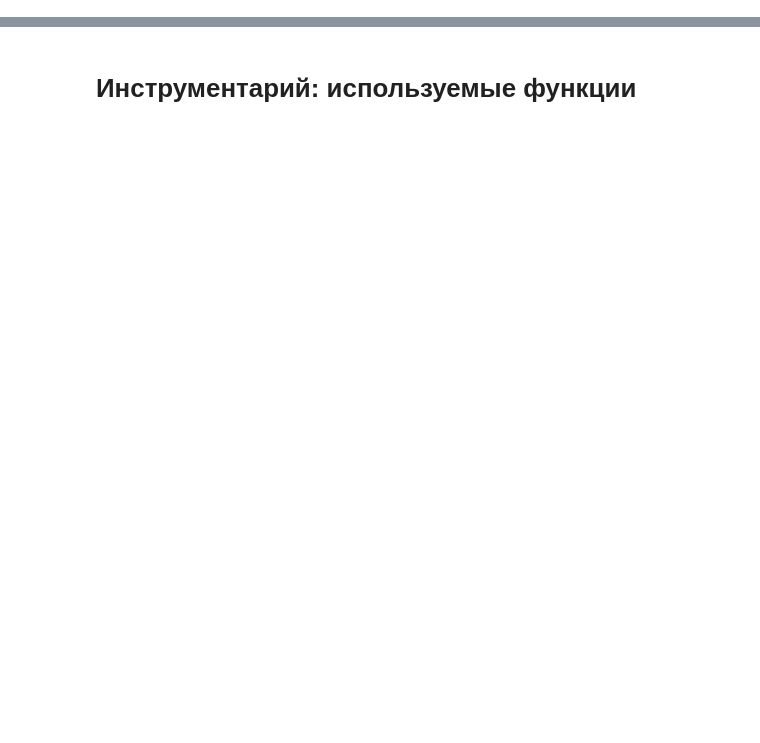
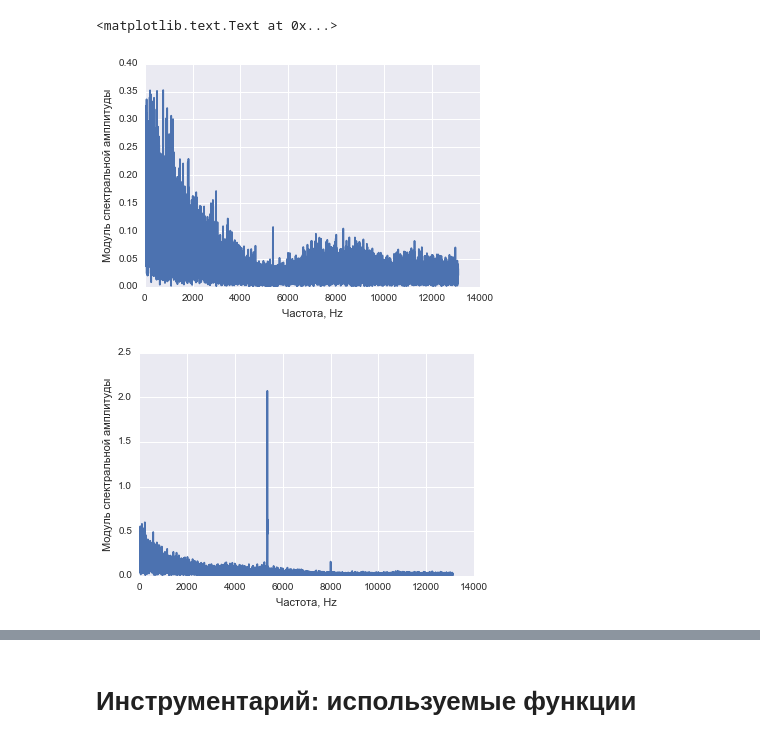
Before and after one commit to aksholokhov/mipt-cardiomed, a Jupyter notebook: stage2.ipynb, the cells around one changed output, grey strips where cells are left out. Cells and saved outputs as stored; diff of their text form; code cells hidden in the pictures; blank space fills up the shorter version.

```diff
--- a/stage2.ipynb
+++ b/stage2.ipynb
@@ -63,0 +83,11 @@ files = [readSignalFromFile(file_name).sig1 for file_name in file_names]
+# %%
+b = signal.firwin(257, [48, 52], nyq=1000.0)
+cleaned_fir_data = [signal.lfilter(b, [1], sig) for sig in data]
+i = 0
+f = FloatProgress(min=0, max=len(data))
+display(f)
+rfft_fir_data = []
+for d in cleaned_fir_data:
+    rfft_fir_data.append(np.abs(rfft(d[0:524288]))/524288)
+    i += 1
+    f.value = i
@@ -63,0 +275,11 @@ files = [readSignalFromFile(file_name).sig1 for file_name in file_names]
+# %%
+b = signal.firwin(301, [45, 55], nyq=1000.0)
+cleaned_fir_data = [signal.lfilter(b, [1], sig) for sig in data]
+i = 0
+f = FloatProgress(min=0, max=len(data))
+display(f)
+rfft_fir_data = []
+for d in cleaned_fir_data:
+    rfft_fir_data.append(np.abs(rfft(d[0:524288]))/524288)
+    i += 1
+    f.value = i
@@ -63,0 +288,17 @@ files = [readSignalFromFile(file_name).sig1 for file_name in file_names]
+# %%
+sig = rfft_fir_data[5]
+a, b = hz(len(sig)*2, FD, 30, 80)
+plt.plot(sig[a:b])
+#plt.xticks(range(0, 5243, 1310), range(40, 61, 5))
+plt.xlabel(u"Частота, Hz")
+plt.ylabel(u"Модуль спектральной амплитуды")
+plt.figure()
+sig = rfft_data[7]
+plt.plot(sig[a:b])
+#plt.xticks(range(0, 5243, 1310), range(40, 61, 5))
+plt.xlabel(u"Частота, Hz")
+plt.ylabel(u"Модуль спектральной амплитуды")
+# %% [output]
+<matplotlib.text.Text at 0x...>
+[figure, added]
+[figure, added]
```
Also changed, not shown: parts of 64 cells of this notebook.
